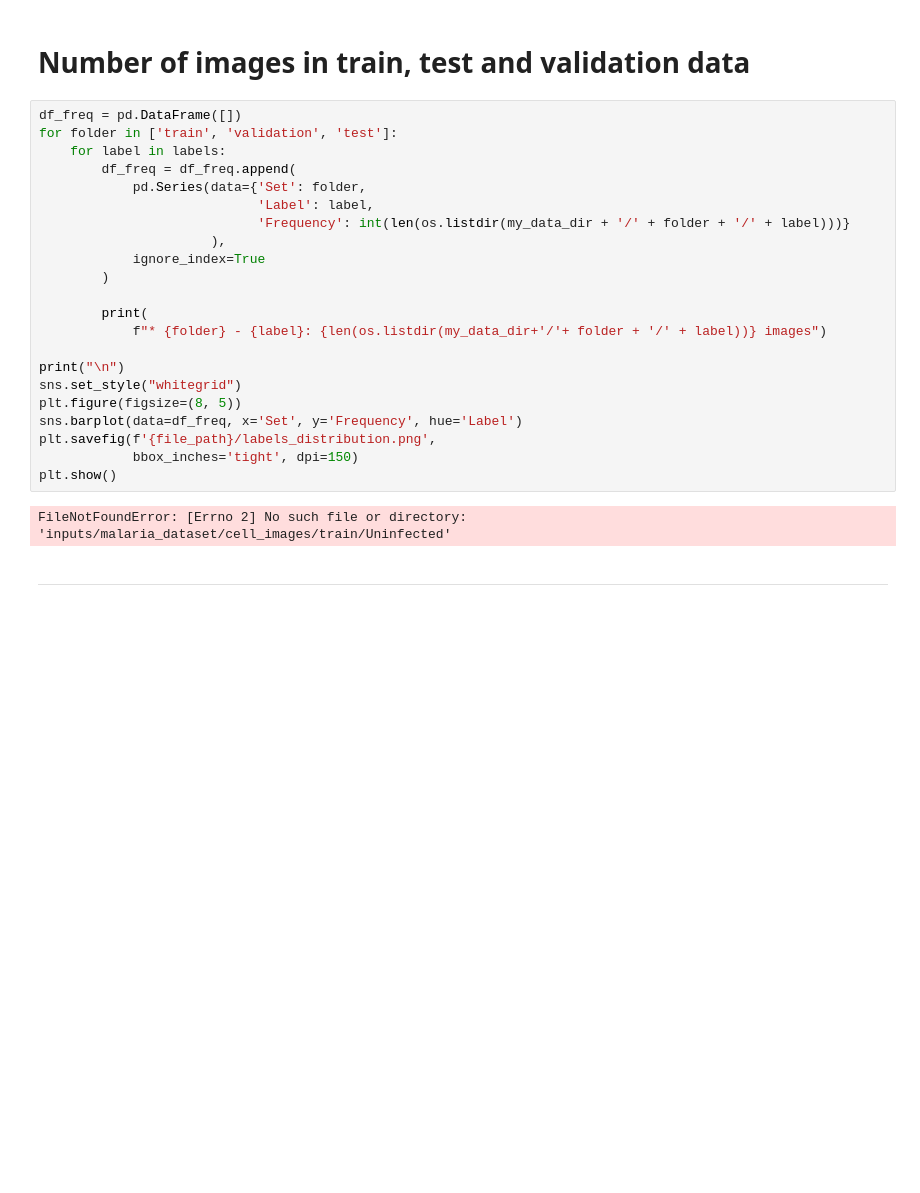
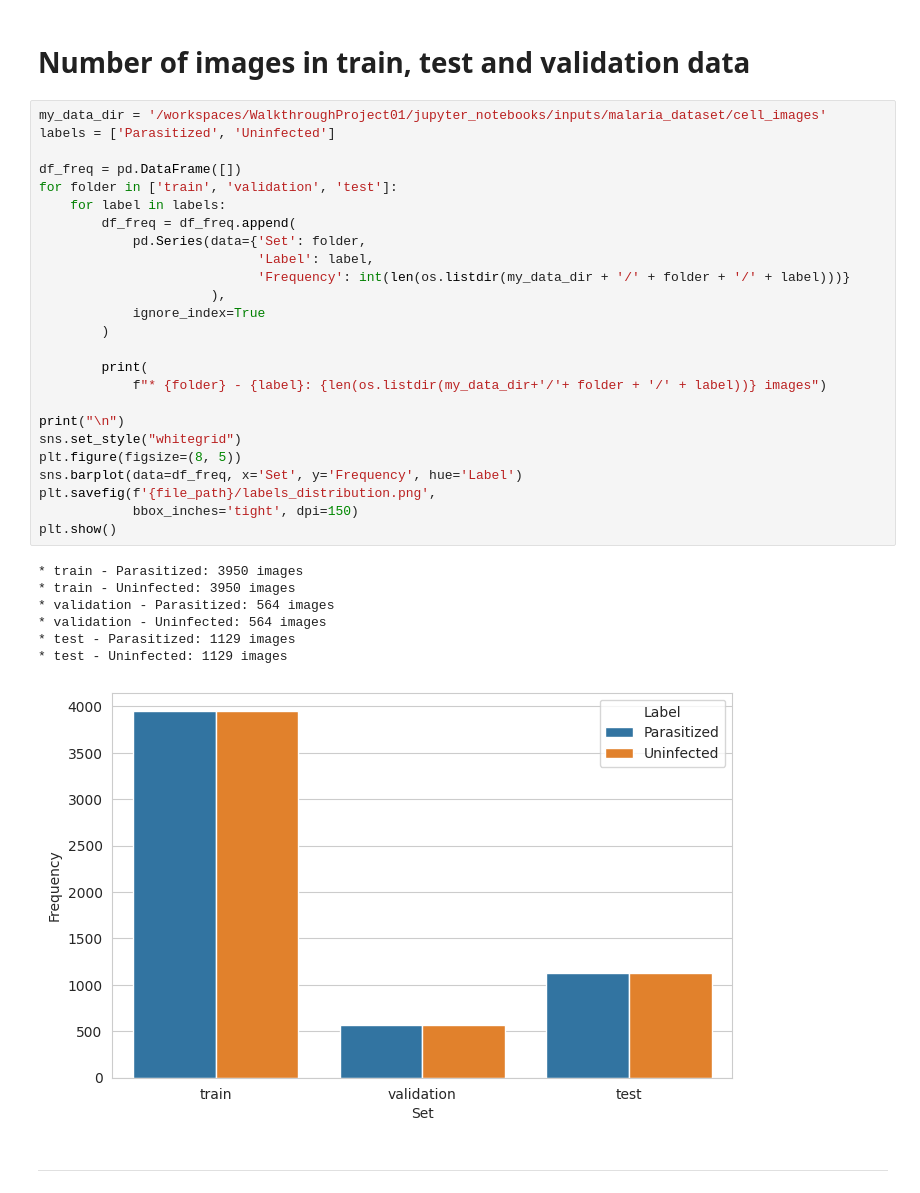
Before and after one commit to Huddy2022/WalkthroughProject01, a Jupyter notebook: jupyter_notebooks/03 - Modelling and Evaluating.ipynb, the cells around one changed output. Cells and saved outputs as stored; diff of their text form; blank space fills up the shorter version.

Commit message:
add trai, test, validation paths, set data directory, labels and define image shape in modelling and evaluating

```diff
--- a/jupyter_notebooks/03 - Modelling and Evaluating.ipynb
+++ b/jupyter_notebooks/03 - Modelling and Evaluating.ipynb
@@ -108,29 +108,38 @@ image_shape
 # %% [markdown]
 # Number of images in train, test and validation data
 # %%
+my_data_dir = '/workspaces/WalkthroughProject01/jupyter_notebooks/inputs/malaria_dataset/cell_images'
+labels = ['Parasitized', 'Uninfected']
+
 df_freq = pd.DataFrame([])
 for folder in ['train', 'validation', 'test']:
     for label in labels:
         df_freq = df_freq.append(
             pd.Series(data={'Set': folder,
                             'Label': label,
                             'Frequency': int(len(os.listdir(my_data_dir + '/' + folder + '/' + label)))}
                       ),
             ignore_index=True
         )
 
         print(
             f"* {folder} - {label}: {len(os.listdir(my_data_dir+'/'+ folder + '/' + label))} images")
 
 print("\n")
 sns.set_style("whitegrid")
 plt.figure(figsize=(8, 5))
 sns.barplot(data=df_freq, x='Set', y='Frequency', hue='Label')
 plt.savefig(f'{file_path}/labels_distribution.png',
             bbox_inches='tight', dpi=150)
 plt.show()
 # %% [output]
-FileNotFoundError: [Errno 2] No such file or directory: 'inputs/malaria_dataset/cell_images/train/Uninfected'
+* train - Parasitized: 3950 images
+* train - Uninfected: 3950 images
+* validation - Parasitized: 564 images
+* validation - Uninfected: 564 images
+* test - Parasitized: 1129 images
+* test - Uninfected: 1129 images
+[figure, added]
 # %% [markdown]
 ---
 # %% [markdown]
```
Also changed, not shown: parts of 7 cells of this notebook, 2 other files.
